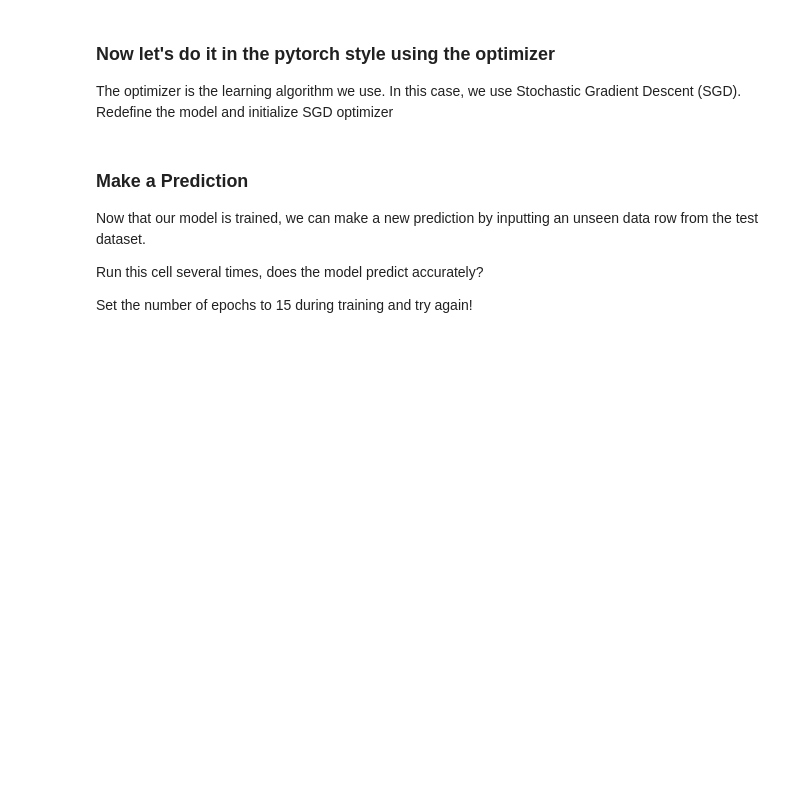
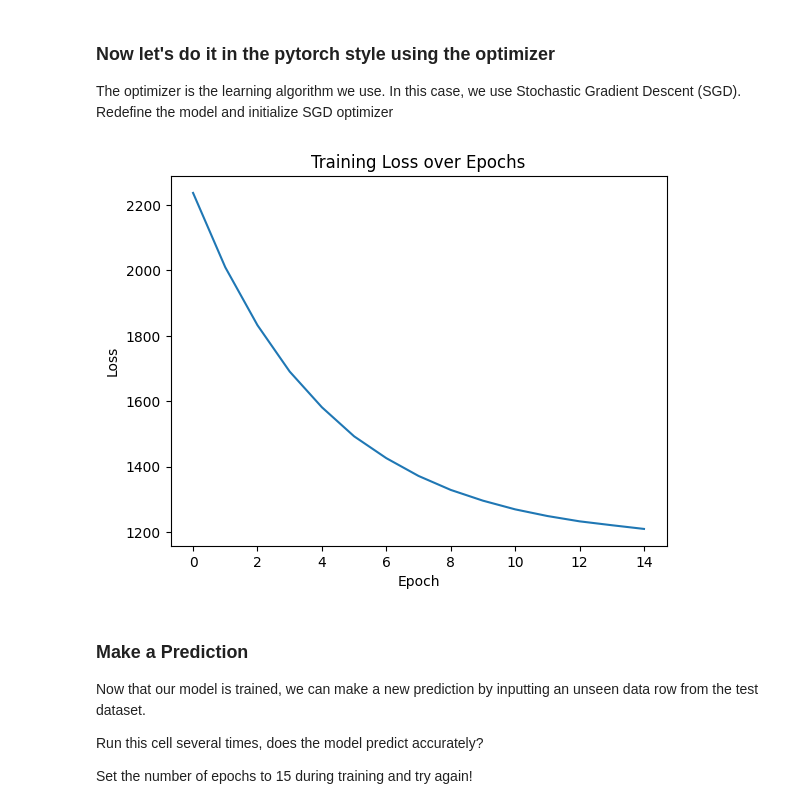
Before and after one commit to Deepak1520/Machine-Learning, a Jupyter notebook: Exercise 2/2_NAME1_NAME2_NAME3.ipynb, the cells around one changed output. Saved outputs shown, nothing was run; the diff lists cells and outputs as text; code cells hidden in the pictures; blank space fills up the shorter version.

```diff
--- a/Exercise 2/2_NAME1_NAME2_NAME3.ipynb
+++ b/Exercise 2/2_NAME1_NAME2_NAME3.ipynb
@@ -576,12 +582,44 @@ This was equivalent to SGD optimizer
 
 The optimizer is the learning algorithm we use. In this case, we use Stochastic Gradient Descent (SGD).
 Redefine the model and initialize SGD optimizer
-# %%
-# TODO Redefine the model and initialize SGD optimizer, write a train loop as above and compare the loss values
-model = LinearRegression(input_dim, output_dim)
-model.to(device)
-loss_function = torch.nn.CrossEntropyLoss()
-optimizer = torch.optim.SGD(model.parameters(), lr = lr)
+# %%
+# TODO Redefine the model and initialize SGD optimizer, write a train loop as above and compare the loss values
+model = LinearRegression(input_dim, output_dim)
+model.to(device)
+model.train()
+optimizer = torch.optim.SGD(model.parameters(), lr = lr)
+epochs = 15
+loss_history = []
+
+for epoch in range(epochs):
+    epoch_loss = 0
+    for data, target in train_dataloader:
+        data, target = data.to(device), target.to(device)
+
+        # Forward pass
+        outputs = model(data)
+        loss = loss_function(outputs, target)
+
+        # Backward and optimize
+        model.zero_grad()
+        loss.backward()
+        optimizer.step()
+
+        epoch_loss += loss.item()  # Sum up loss for the epoch
+
+    loss_history.append((epoch, epoch_loss/len(train_dataloader)))
+
+epochs_list, loss_values = zip(*loss_history)
+
+
+# Plot the loss values
+plt.plot(epochs_list, loss_values)
+plt.xlabel('Epoch')
+plt.ylabel('Loss')
+plt.title('Training Loss over Epochs')
+plt.show()
+# %% [output]
+[figure, added]
 # %% [markdown]
 ### Make a Prediction
 
```
Also changed, not shown: parts of 10 cells of this notebook.
